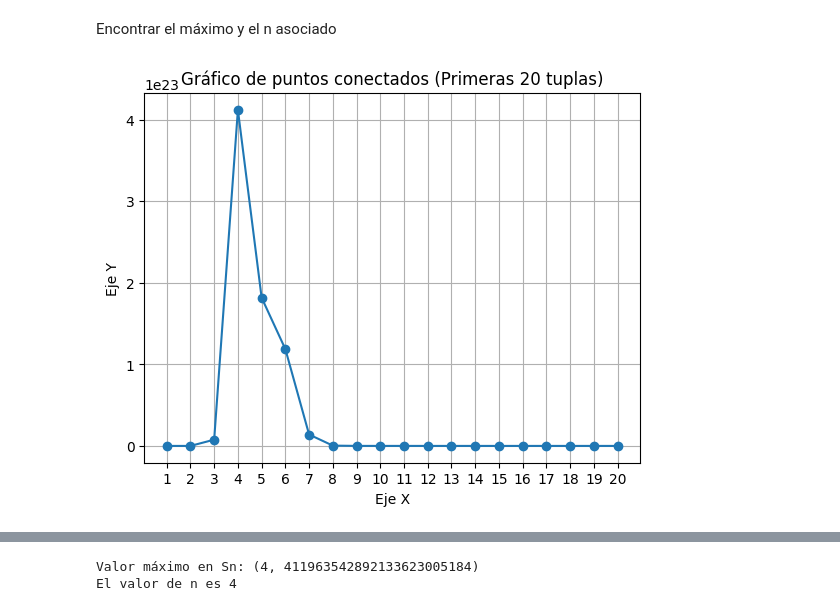
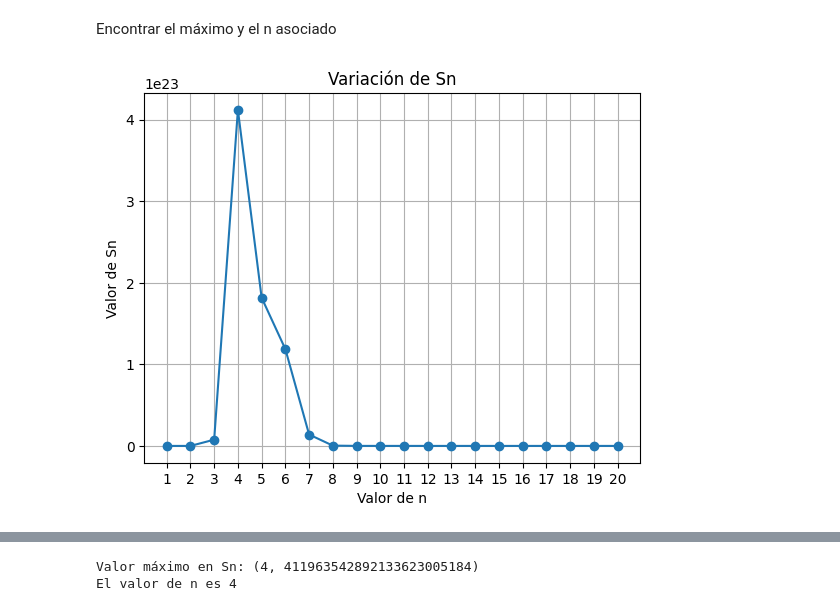
Before and after one commit to Gennifer2001/tesis, a Jupyter notebook: Tésisjeje_irisxd.ipynb, the cells around one changed output, grey strips where cells are left out. Saved outputs shown, nothing was run; the diff lists cells and outputs as text; code cells hidden in the pictures.

```diff
--- a/Tésisjeje_irisxd.ipynb
+++ b/Tésisjeje_irisxd.ipynb
@@ -179,8 +202,8 @@ def obtener_n_subarboles(subarboles, max_n=100):
     return n_subarboles
 # %%
 n_subs = obtener_n_subarboles(todos_subarboles,20)
-for n, subarboles in n_subs:
-    print(f"Subárboles con tamaño {n}:")
-    for subarbol in subarboles:
-        print(obtener_texto(subarbol))
-    print("\n")
+#for n, subarboles in n_subs:
+ #   print(f"Subárboles con tamaño {n}:")
+ #   for subarbol in subarboles:
+  #      print(obtener_texto(subarbol))
+   # print("\n")
@@ -253,8 +258,8 @@ def obtener_maximales(n_subarboles):
 maximales = obtener_maximales(n_subs)
 
 # Imprimir o procesar la lista de n-subarboles maximales
-for n, subarboles in maximales:
-    print(f"Subárboles maximales con tamaño {n}:")
-    for subarbol in subarboles:
-        print(obtener_texto(subarbol))
-    print("\n")
+#for n, subarboles in maximales:
+ #   print(f"Subárboles maximales con tamaño {n}:")
+  #  for subarbol in subarboles:
+  #      print(obtener_texto(subarbol))
+   # print("\n")
@@ -303,28 +290,28 @@ Encontrar el máximo y el n asociado
 # %%
 import matplotlib.pyplot as plt
 
 # Limitar la lista de tuplas a las primeras 20
 lista_tuplas = Sn[:20]
 
 # Extraer las coordenadas x e y de las tuplas
 x_coords = range(1, len(lista_tuplas) + 1)  # Valores consecutivos de 1 en 1
 y_coords = [tupla[1] for tupla in lista_tuplas]
 
 # Graficar los puntos y conectarlos con líneas
 plt.plot(x_coords, y_coords, marker='o', linestyle='-')
 
 # Establecer los valores de las etiquetas del eje x
 plt.xticks(x_coords)
 
 # Etiquetas de los ejes
-plt.xlabel('Eje X')
-plt.ylabel('Eje Y')
+plt.xlabel('Valor de n')
+plt.ylabel('Valor de Sn')
 
 # Título del gráfico
-plt.title('Gráfico de puntos conectados (Primeras 20 tuplas)')
+plt.title('Variación de Sn')
 
 # Mostrar el gráfico
 plt.grid(True)
 plt.show()
 # %% [output]
-[figure, old version]
+[figure, new version]
```
Also changed, not shown: parts of 19 cells of this notebook.
